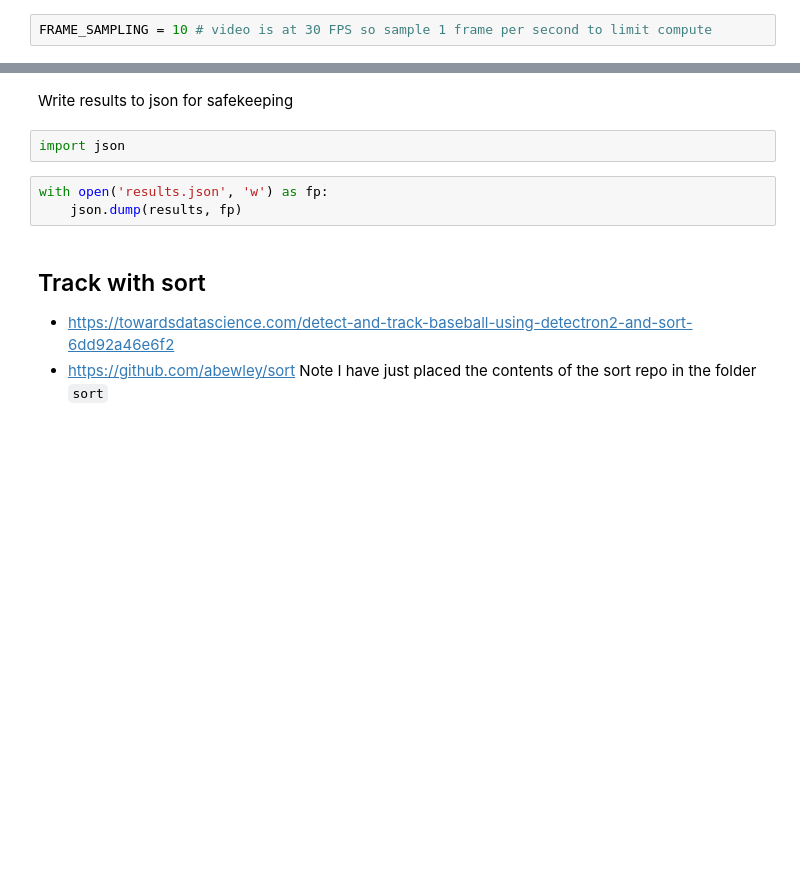
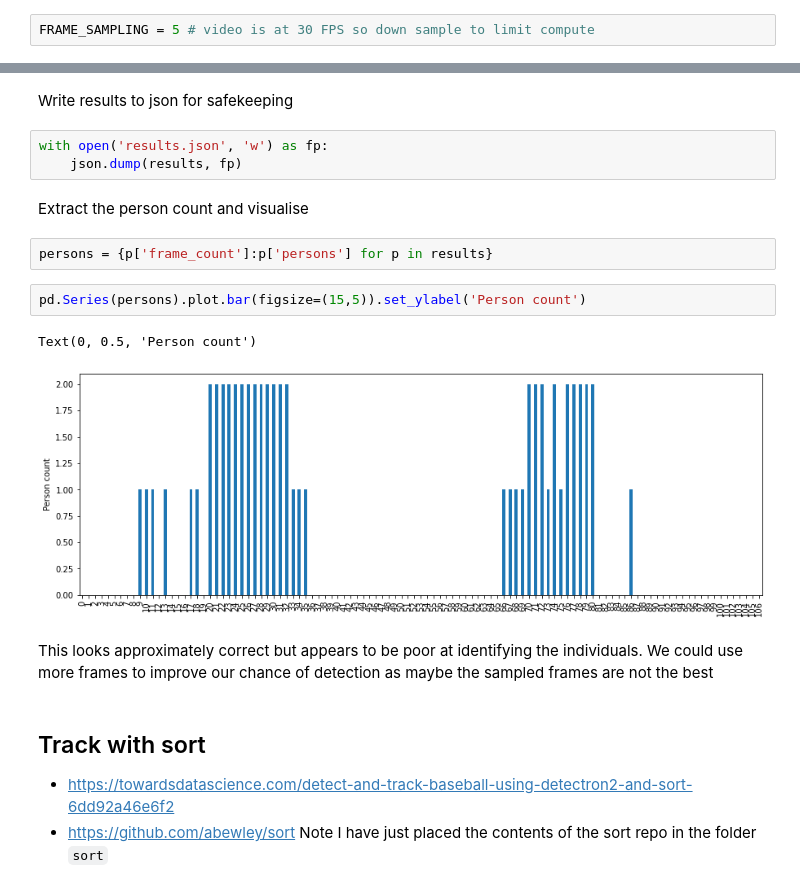
Before and after one commit to robmarkcole/deepstack-analytics, a Jupyter notebook: object_tracking_from_video.ipynb, the cells around one changed output, grey strips where cells are left out. Drawn from its saved outputs; the diff is of its cells as text; blank space fills up the shorter version.

Commit message:
add results

```diff
--- a/object_tracking_from_video.ipynb
+++ b/object_tracking_from_video.ipynb
@@ -23,5 +32,5 @@ import cv2
 # %%
-FRAME_SAMPLING = 10 # video is at 30 FPS so sample 1 frame per second to limit compute
+FRAME_SAMPLING = 5 # video is at 30 FPS so down sample to limit compute
 # %%
 vidcap = cv2.VideoCapture(video_path)
 success, frame = vidcap.read()
@@ -114,10 +121,19 @@ Wall time: 3min 17s
 # %% [markdown]
 Write results to json for safekeeping
-# %%
-import json
 # %%
 with open('results.json', 'w') as fp:
     json.dump(results, fp)
+# %% [markdown]
+Extract the person count and visualise
+# %%
+persons = {p['frame_count']:p['persons'] for p in results}
+# %%
+pd.Series(persons).plot.bar(figsize=(15,5)).set_ylabel('Person count')
+# %% [output]
+Text(0, 0.5, 'Person count')
+[figure, added]
+# %% [markdown]
+This looks approximately correct but appears to be poor at identifying the individuals. We could use more frames to improve our chance of detection as maybe the sampled frames are not the best
 # %% [markdown]
 ## Track with sort
 * https://towardsdatascience.com/detect-and-track-baseball-using-detectron2-and-sort-6dd92a46e6f2
```
Also changed, not shown: parts of 14 cells of this notebook, 1 other file.
